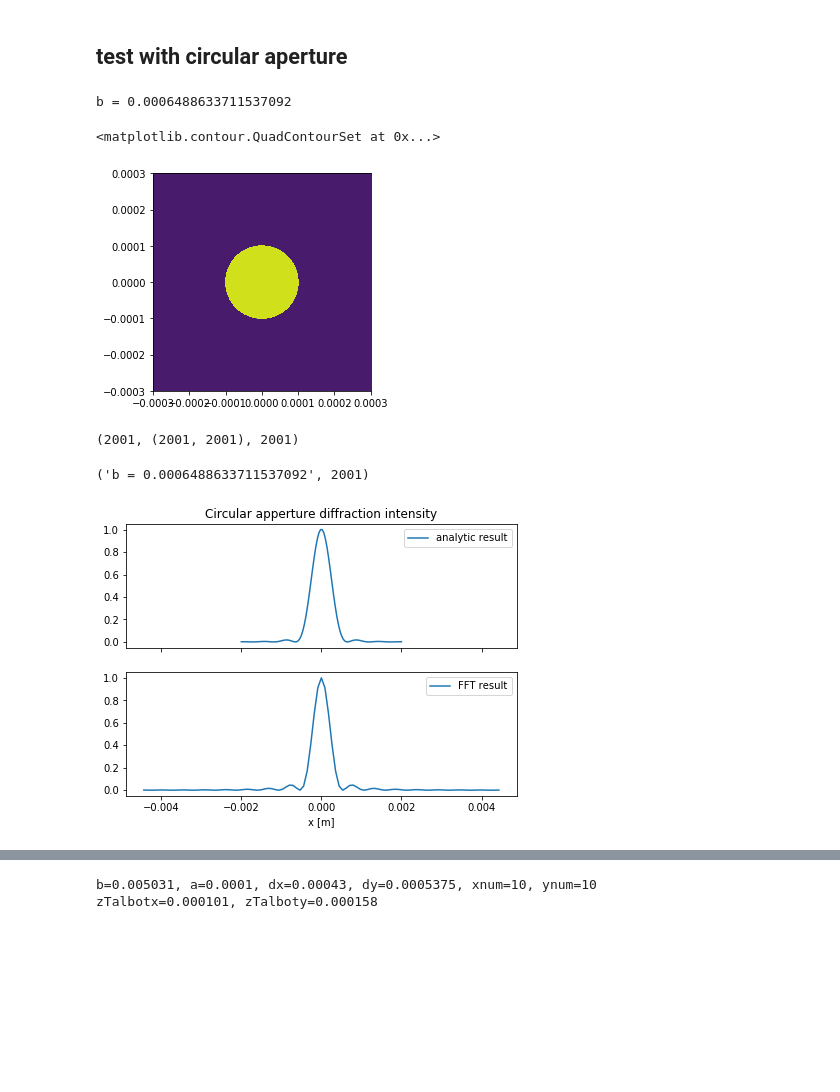
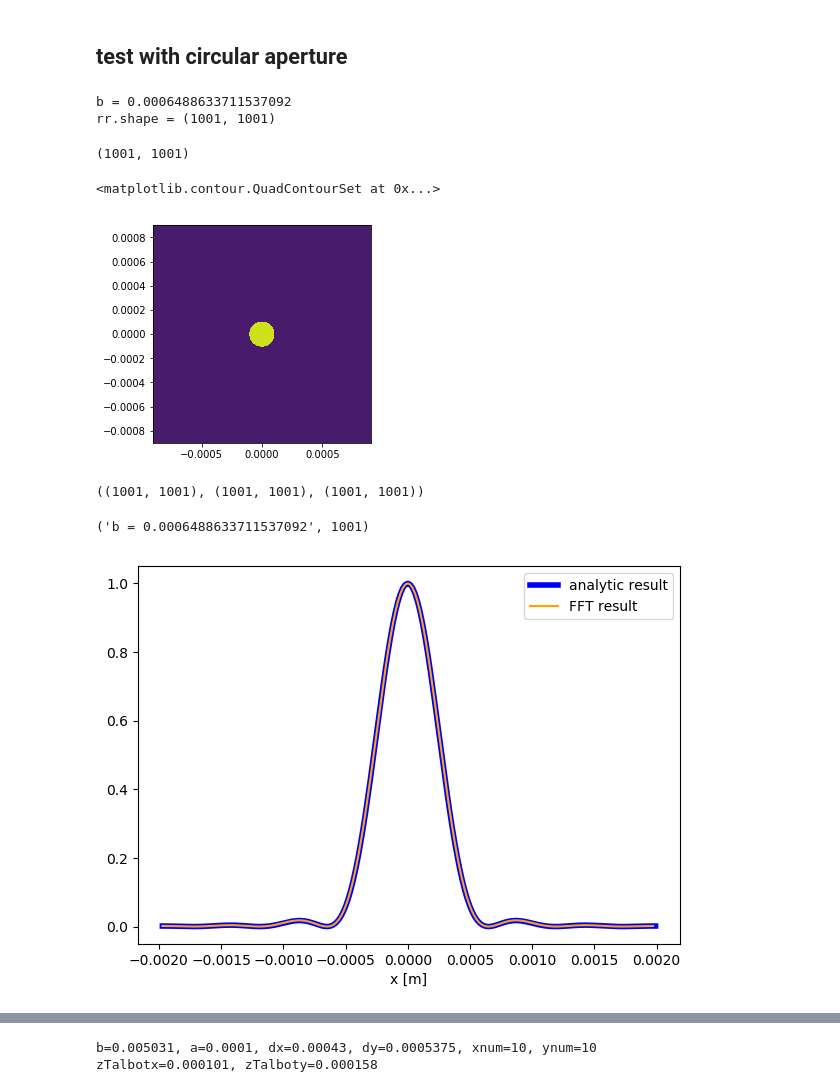
Before and after one commit to prhuft/fourier-optics, a Jupyter notebook: fft_optics.ipynb, the cells around one changed output, grey strips where cells are left out. Drawn from its saved outputs; the diff is of its cells as text; code cells hidden in the pictures; blank space fills up the shorter version.

```diff
--- a/fft_optics.ipynb
+++ b/fft_optics.ipynb
@@ -54,70 +56,78 @@ b = f*3.8317/(a*k)
 print(f'b = {b}')
 
 ## grid params
-w = d # grid half-width
-pts = 2001 #1025
+w = 3*d # grid half-width
+pts = 1001 #1025
 x = linspace(-w, w, pts)
 y = linspace(-w, w, pts)
-x1pts, midpt, xx, yy = get_meshgrid(w, pts)
+x0pts, midpt, xx, yy = get_meshgrid(w, pts)
 rr = sqrt(xx**2 + yy**2)
+print('rr.shape =', rr.shape)
 # %% [output]
 b = 0.0006488633711537092
+rr.shape = (1001, 1001)
 # %%
 mask = circ_mask(rr, a)
+mask.shape
+# %% [output]
+(1001, 1001)
 # %%
 fig, ax = figax()
-ax.contourf(x1pts, x1pts, mask)
+ax.contourf(x0pts, x0pts, mask)
 # %% [output]
 <matplotlib.contour.QuadContourSet at 0x...>
-[figure, old version]
+[figure, new version]
 # %%
-## compute 1D fft
+## compute 2D fft to get the Fourier plane field
 
-# pad with zeros for better res in Fourier domain
-padding = 1000
+padding = int(pts-1/2)
 mask = zero_pad(mask, padding)
 rr = zero_pad(rr, padding)
 
-padmidpt = int(mask.shape[0]/2)
-A1x = ifftshift(fft(mask[padmidpt, :]))
+field1 = fftshift(fft2(ifftshift(mask)))
 
-# unpad the fields, etc
-A1x = A1x[padding:]
-A1x = A1x[:-padding]
+field1 = unpad(field1, padding)
 mask = unpad(mask, padding)
 rr = unpad(rr, padding)
 
-I1x = conjugate(A1x)*A1x
-I1x/= amax(I1x)
-I1x = justify(I1x)
+I1 = conjugate(field1)*field1
+I1 /= amax(I1)
+I1x = justify(I1[midpt,:])
-# %% [output]
-(2001, (2001, 2001), 2001)
+# %%
+field1.shape, rr.shape, mask.shape
+# %% [output]
+((1001, 1001), (1001, 1001), (1001, 1001))
 # %%
 ## plot the 1D fft
 
-fig,axes = plt.subplots(2,1, sharey=True, sharex=True, figsize=(7,5))
-ax1,ax2 = axes
-ax1
+plt.close()
+fig,ax = plt.subplots(figsize=(7,5))
+fig.dpi=100
+
+x1pts = array([i*1/(x0pts[1]-x0pts[0])*lmbda*f/(2*padding+pts) for i in linspace(-pts/2, pts/2, pts)])
+
+start = 400
+stop = len(x1pts) - start
 
 # plot the analytic result, up to constant scaling factor
 I1_func = lambda x: (j1(a*x*k/f)/x)**2
-x2_pts = linspace(-0.002, 0.002, 100)
-I1_analytic = I1_func(x2_pts)
+x1_pts = linspace(x1pts[start],x1pts[stop],200) # essentially the same as x1pts but omits x=0
+I1_analytic = I1_func(x1_pts)
 I1_analytic /= max(I1_analytic)
-ax1.plot(x2_pts, I1_analytic, label='analytic result')
-ax1.set_title('Circular apperture diffraction intensity')
+ax.plot(x1_pts, I1_analytic, label='analytic result', color='blue',linewidth=4)
+# ax.set_title('Circular apperture diffraction intensity')
 
-start = 950
-stop = len(x1pts) - start
-# x2pts = array([i*1/(x1pts[1]-x1pts[0])*lmbda*f/pts for i in linspace(-pts/2, pts/2, pts)])
-x2pts = array([i*1/(x1pts[1]-x1pts[0])*lmbda*f/(2*padding+pts) for i in linspace(-pts/2, pts/2, pts)])
-ax2.plot(x2pts[start:stop], real(I1x)[start:stop], label='FFT result')
-ax2.set_xlabel(r'x [m]')
+# plot the fft result
+ax.plot(x1pts[start:stop], real(I1x)[start:stop], label='FFT result',color='orange')
 
-for ax in axes:
-    ax.legend(loc='upper right')
+ax.set_xlabel(r'x [m]')
+# ax.set_xlim(-0.002,0.002)
+
+ax.legend(loc='upper right')
+
+# plt.savefig('airy_disk_fft_verification.png', bbox_inches='tight')
 
 f"b = {b}", len(I1x)
 # %% [output]
-('b = 0.0006488633711537092', 2001)
+('b = 0.0006488633711537092', 1001)
-[figure, old version]
+[figure, new version]
```
Also changed, not shown: parts of 22 cells of this notebook, 4 other files.
